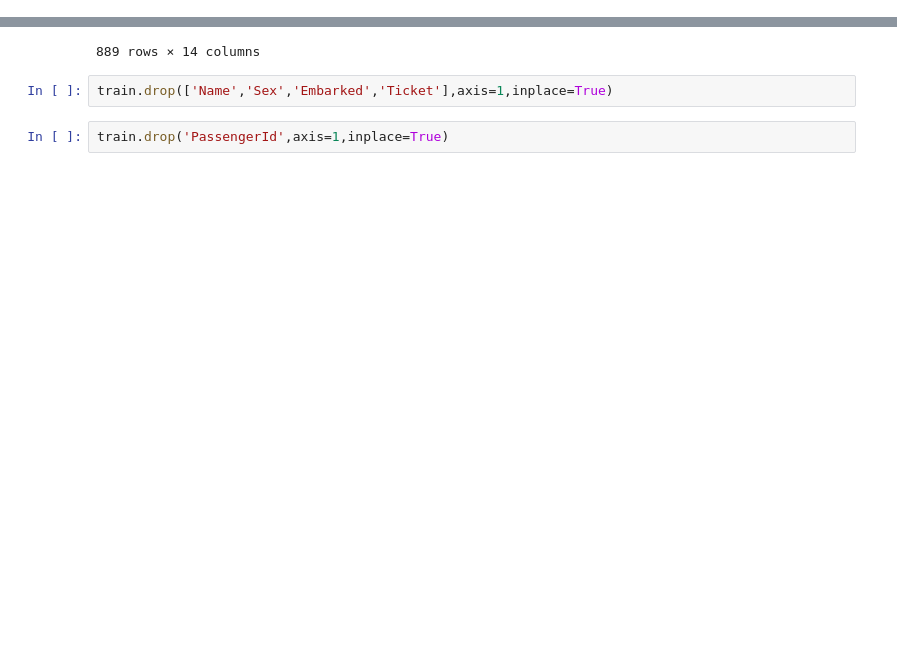
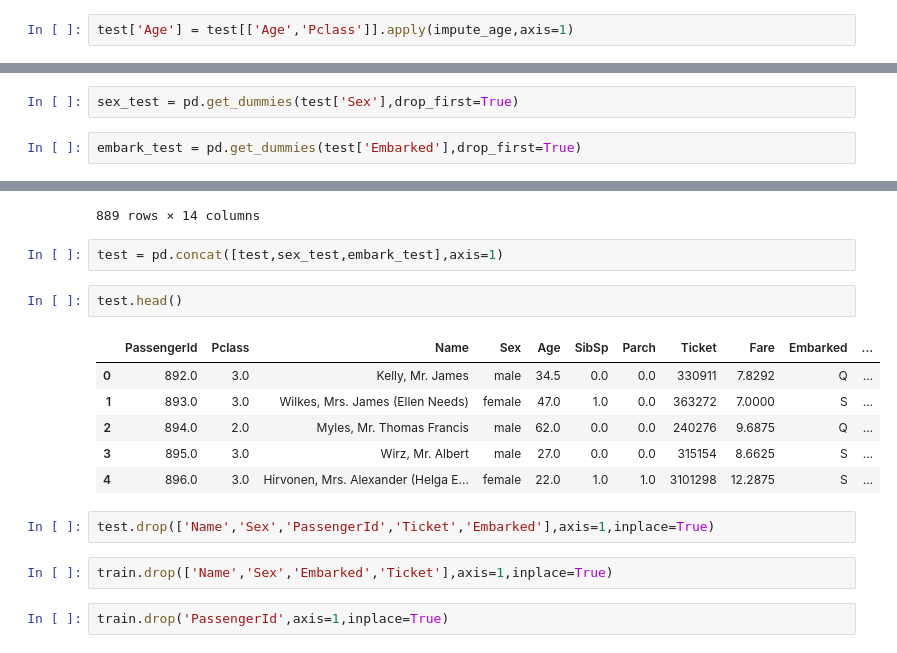
Before and after one commit to ShanmukhShashankh/Python_for_Data_Science_and_Machine_Learning-Bootcamp, a Jupyter notebook: 13-Logistic-Regression/Untitled.ipynb, the cells around one changed output, grey strips where cells are left out. Saved outputs shown, nothing was run; the diff lists cells and outputs as text; blank space fills up the shorter version.

```diff
--- a/13-Logistic-Regression/Untitled.ipynb
+++ b/13-Logistic-Regression/Untitled.ipynb
@@ -74,6 +99,8 @@ def impute_age(cols):
             return 24
     else:
         return Age
+# %%
+test['Age'] = test[['Age','Pclass']].apply(impute_age,axis=1)
 # %%
 train['Age'] = train[['Age', 'Pclass']].apply(impute_age,axis=1)
 # %%
@@ -95,6 +122,10 @@ train.head()
 | 2 | 3 | 1 | 3 | Heikkinen, Miss. Laina | female | 26.0 | 0 | 0 | STON/O2. 3101282 | 7.9250 | ... |
 | 3 | 4 | 1 | 1 | Futrelle, Mrs. Jacques Heath (Lil... | female | 35.0 | 1 | 0 | 113803 | 53.1000 | ... |
 | 4 | 5 | 0 | 3 | Allen, Mr. William Henry | male | 35.0 | 0 | 0 | 373450 | 8.0500 | ... |
+# %%
+sex_test = pd.get_dummies(test['Sex'],drop_first=True)
+# %%
+embark_test = pd.get_dummies(test['Embarked'],drop_first=True)
 # %%
 sex = pd.get_dummies(train['Sex'],drop_first=True)
 # %%
@@ -117,6 +163,19 @@ train
 | 889 | 890 | 1 | 1 | Behr, Mr. Karl Howell | male | 26.0 | 0 | 0 | 111369 | 30.0000 | ... |
 | 890 | 891 | 0 | 3 | Dooley, Mr. Patrick | male | 32.0 | 0 | 0 | 370376 | 7.7500 | ... |
 889 rows × 14 columns
+# %%
+test = pd.concat([test,sex_test,embark_test],axis=1)
+# %%
+test.head()
+# %% [output]
+|  | PassengerId | Pclass | Name | Sex | Age | SibSp | Parch | Ticket | Fare | Embarked | ... |
+| 0 | 892.0 | 3.0 | Kelly, Mr. James | male | 34.5 | 0.0 | 0.0 | 330911 | 7.8292 | Q | ... |
+| 1 | 893.0 | 3.0 | Wilkes, Mrs. James (Ellen Needs) | female | 47.0 | 1.0 | 0.0 | 363272 | 7.0000 | S | ... |
+| 2 | 894.0 | 2.0 | Myles, Mr. Thomas Francis | male | 62.0 | 0.0 | 0.0 | 240276 | 9.6875 | Q | ... |
+| 3 | 895.0 | 3.0 | Wirz, Mr. Albert | male | 27.0 | 0.0 | 0.0 | 315154 | 8.6625 | S | ... |
+| 4 | 896.0 | 3.0 | Hirvonen, Mrs. Alexander (Helga E... | female | 22.0 | 1.0 | 1.0 | 3101298 | 12.2875 | S | ... |
+# %%
+test.drop(['Name','Sex','PassengerId','Ticket','Embarked'],axis=1,inplace=True)
 # %%
 train.drop(['Name','Sex','Embarked','Ticket'],axis=1,inplace=True)
 # %%
```
Also changed, not shown: parts of 24 cells of this notebook, 1 other file.
